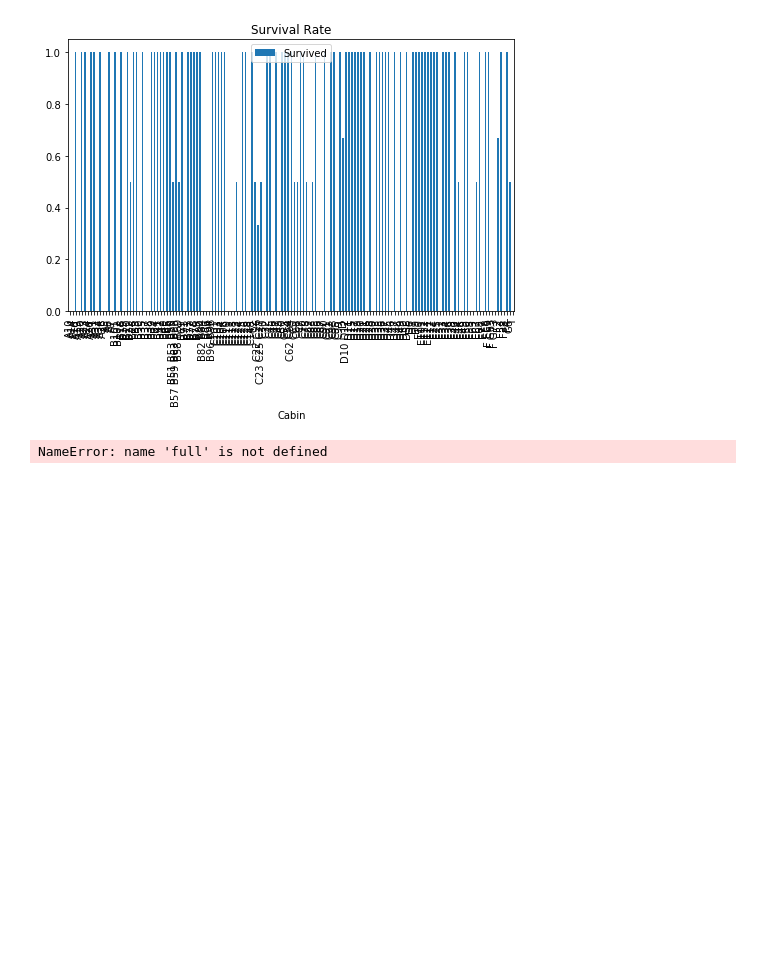
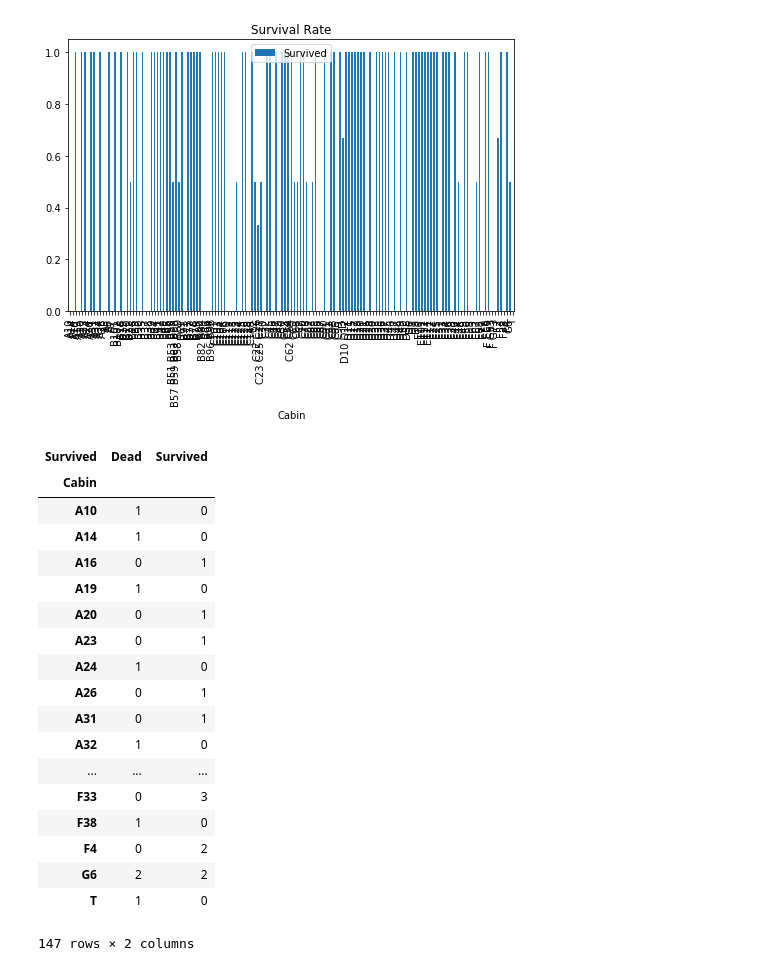
Before and after one commit to silenozlt/Desafio-Titanic, a Jupyter notebook: Titanic.ipynb, the cells around one changed output. Cells and saved outputs as stored; diff of their text form; code cells hidden in the pictures; blank space fills up the shorter version.

```diff
--- a/Titanic.ipynb
+++ b/Titanic.ipynb
@@ -51,8 +51,26 @@ plt.title('Survival Rate')
 Text(0.5, 1.0, 'Survival Rate')
 [figure]
 # %%
-cabin=pd.crosstab(test.Cabin,teste.Survived)
+cabin=pd.crosstab(train.Cabin,train.Survived)
 cabin.rename(index={0:'no cabin',1:'cabin'},columns={0.0:'Dead',1.0:'Survived'},inplace=True)
 cabin
 # %% [output]
+| Survived | Dead | Survived |
+| Cabin |  |  |
+| A10 | 1 | 0 |
+| A14 | 1 | 0 |
+| A16 | 0 | 1 |
+| A19 | 1 | 0 |
+| A20 | 0 | 1 |
+| A23 | 0 | 1 |
+| A24 | 1 | 0 |
+| A26 | 0 | 1 |
+| A31 | 0 | 1 |
+| A32 | 1 | 0 |
+| ... | ... | ... |
+| F33 | 0 | 3 |
+| F38 | 1 | 0 |
+| F4 | 0 | 2 |
+| G6 | 2 | 2 |
+| T | 1 | 0 |
-NameError: name 'full' is not defined
+147 rows × 2 columns
```
